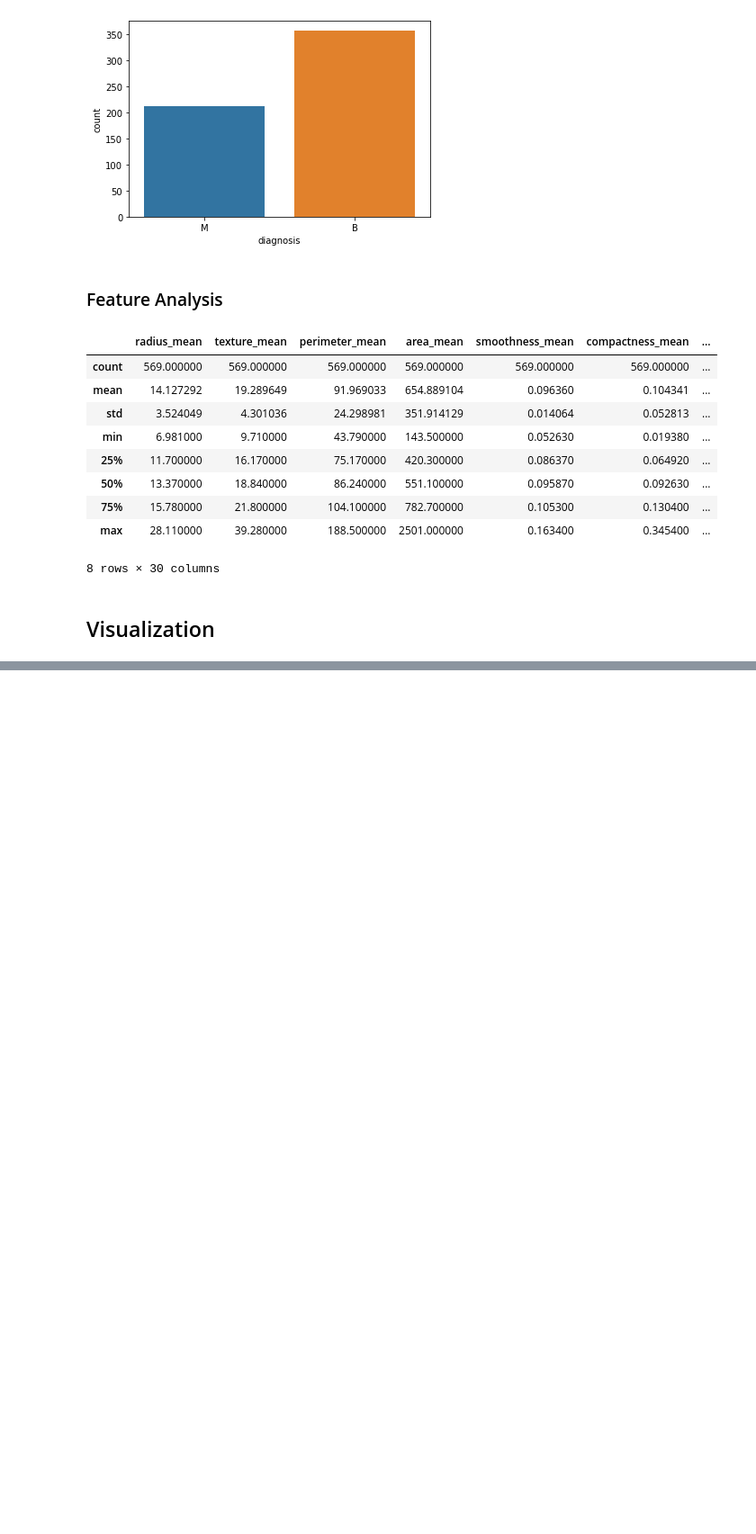
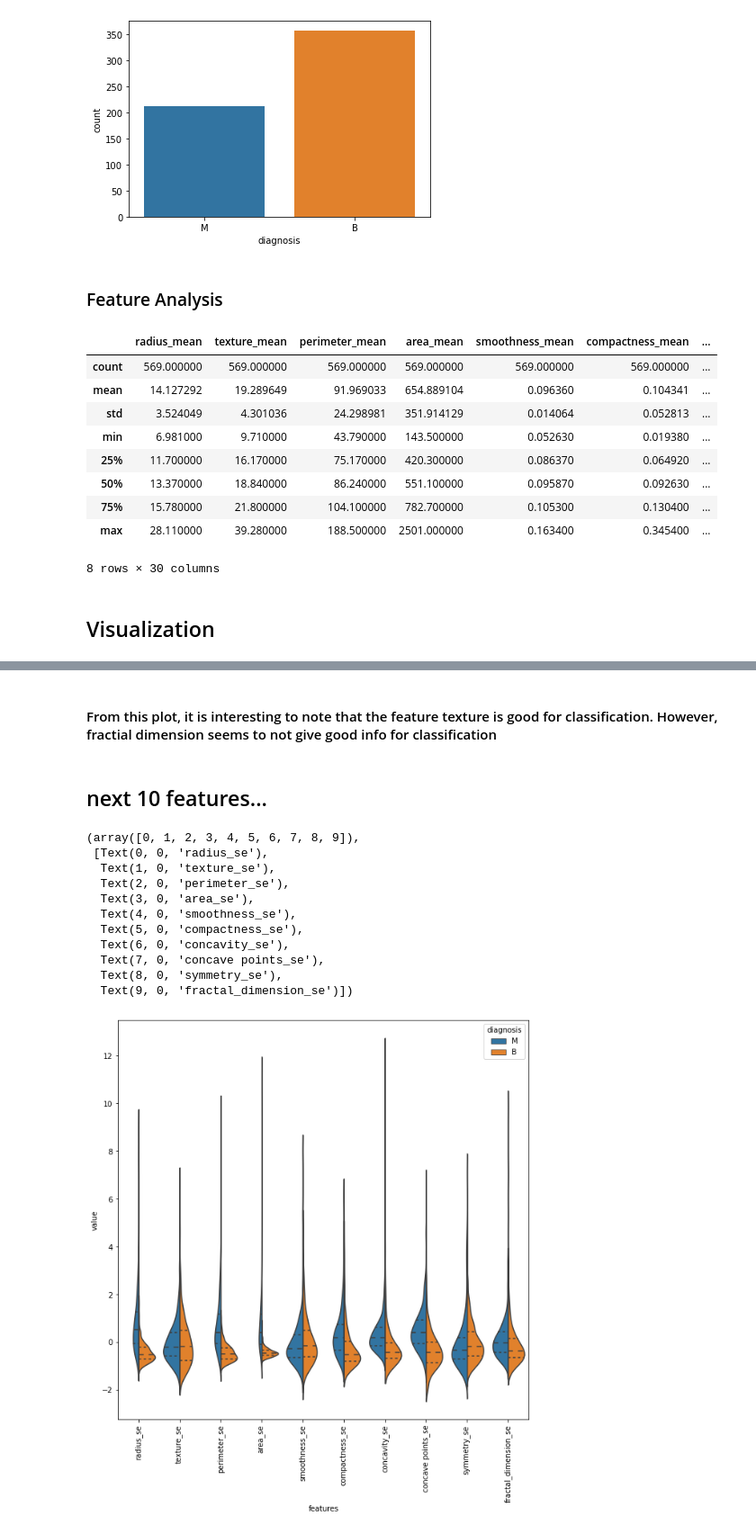
Before and after one commit to estefania-tealdo/breast-cancer-prediction, a Jupyter notebook: breast-cancer-feature-selection.ipynb, the cells around one changed output, grey strips where cells are left out. Shown: that part at 90% size. Cells and saved outputs as stored; diff of their text form; code cells hidden in the pictures; blank space fills up the shorter version.

```diff
--- a/breast-cancer-feature-selection.ipynb
+++ b/breast-cancer-feature-selection.ipynb
@@ -76,0 +89,27 @@ plt.figure(figsize=(10,10))
+# %% [markdown]
+#### From this plot, it is interesting to note that the feature texture is good for classification. However, fractial dimension seems to not give good info for classification
+# %% [markdown]
+## next 10 features...
+# %%
+data_dia = y
+data = x
+data_n_2 = (data-data.mean())/data.std() #standarization
+data = pd.concat([y,data_n_2.iloc[:,10:20]],axis=1)
+data = pd.melt(data, id_vars="diagnosis", var_name="features", value_name='value')
+
+plt.figure(figsize=(10,10))
+sns.violinplot(x="features",y="value",hue="diagnosis", data=data, split=True, inner="quart")
+plt.xticks(rotation=90)
+# %% [output]
+(array([0, 1, 2, 3, 4, 5, 6, 7, 8, 9]),
+ [Text(0, 0, 'radius_se'),
+  Text(1, 0, 'texture_se'),
+  Text(2, 0, 'perimeter_se'),
+  Text(3, 0, 'area_se'),
+  Text(4, 0, 'smoothness_se'),
+  Text(5, 0, 'compactness_se'),
+  Text(6, 0, 'concavity_se'),
+  Text(7, 0, 'concave points_se'),
+  Text(8, 0, 'symmetry_se'),
+  Text(9, 0, 'fractal_dimension_se')])
+[figure, added]
```
Also changed, not shown: parts of 7 cells of this notebook.
